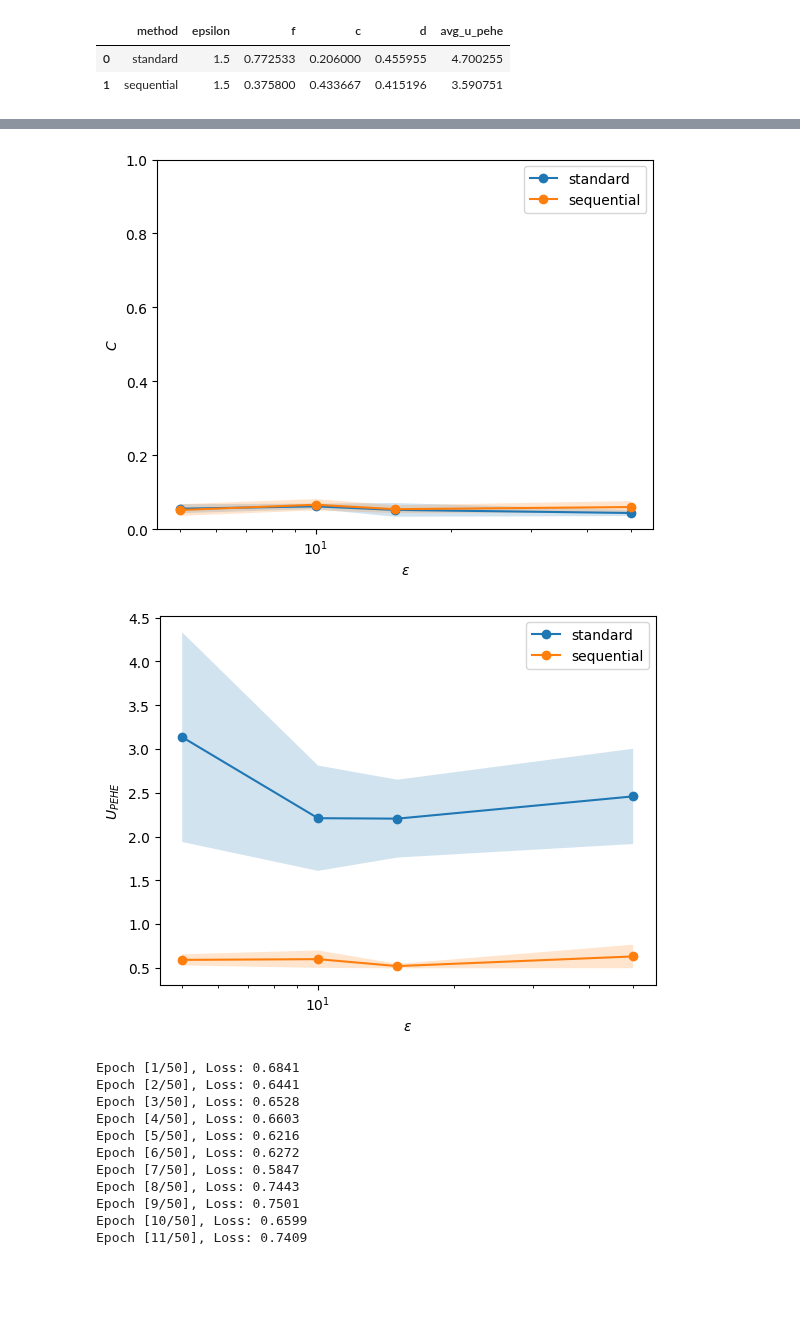
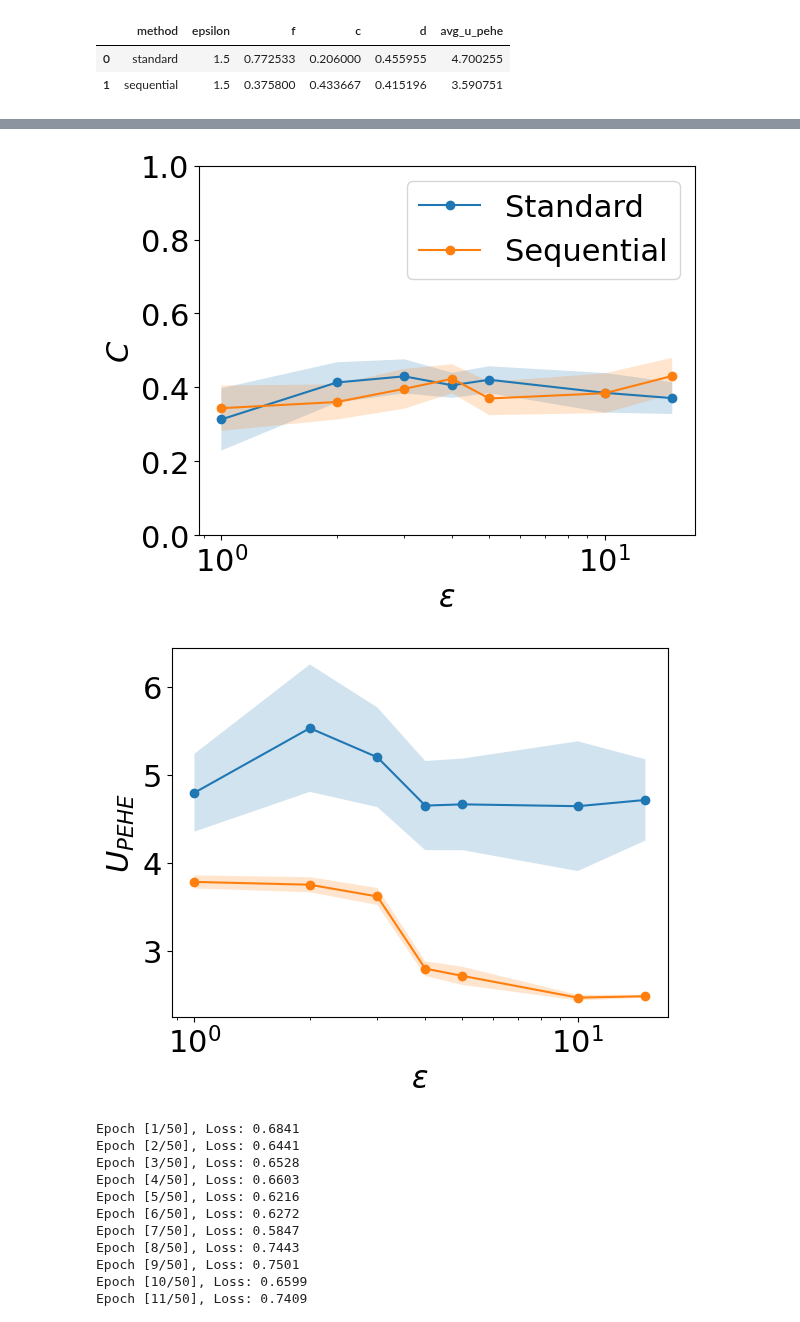
Before and after one commit to harrya32/causal_synthetic_data, a Jupyter notebook: Experiments/Experiments.ipynb, the cells around one changed output, grey strips where cells are left out. Drawn from its saved outputs; the diff is of its cells as text; code cells hidden in the pictures; blank space fills up the shorter version.

```diff
--- a/Experiments/Experiments.ipynb
+++ b/Experiments/Experiments.ipynb
@@ -1314,23 +1300,15 @@ results_prop.groupby('treated %').count()
 # %%
 x = [0.01,0.1,0.2,0.3,0.4,0.5,0.6,0.7,0.8,0.9,0.99]
 d = results_prop.groupby('treated %').mean()['d']
-beta = results_prop.groupby('treated %').mean()['beta']
-kl = results_prop.groupby('treated %').mean()['kl']
-d_std = results_prop.groupby('treated %').std()['d'] / np.sqrt(10) * 1.96
-beta_std = results_prop.groupby('treated %').std()['beta']/ np.sqrt(10) * 1.96
-kl_std = results_prop.groupby('treated %').std()['kl']/ np.sqrt(10) * 1.96
+d_std = results_prop.groupby('treated %').std()['d'] / np.sqrt(5) * 1.96
 
+plt.rcParams.update({'font.size': 22})
 plt.plot(x, d, 'o-', label = 'd')
-#plt.plot(x, beta, label = 'beta')
-#plt.plot(x, kl, label = 'kl')
-
 plt.fill_between(x, d - d_std, d + d_std, alpha=0.2)
-#plt.fill_between(x, beta - beta_std, beta + beta_std, alpha=0.2)
-#plt.fill_between(x, kl - kl_std, kl + kl_std, alpha=0.2)
-#plt.legend()
 plt.ylim([0,1])
 plt.axvline(x=0.5, color='gray', linestyle='--', alpha=0.5)
 plt.ylabel('$D$')
 plt.xlabel('$\pi_{synth}$')
-plt.savefig('plots/propensity_metric_plot.png')
+
+#plt.savefig('plots/propensity_metric_plot.png')
 # %% [output]
@@ -1834,8 +1815,8 @@ test
 | 0 | standard | 1.5 | 0.772533 | 0.206000 | 0.455955 | 4.700255 |
 | 1 | sequential | 1.5 | 0.375800 | 0.433667 | 0.415196 | 3.590751 |
 # %%
-#results_comb = pd.read_csv('simulated_privacy_dpgan_combined.csv')
-results_comb = pd.read_csv('jobs_privacy_dpgan_normalized.csv')
+results_comb = pd.read_csv('simulated_privacy_dpgan_combined.csv')
+#results_comb = pd.read_csv('jobs_privacy_dpgan_normalized.csv')
 # %%
 test = pd.read_csv('jobs_privacy_dpgan_normalized_100.csv')
 # %%
@@ -1860,7 +1844,7 @@ results_standard = results_comb[results_comb['method']=='standard']
 # %%
 results_seq = results_comb[results_comb['method']=='sequential']
 # %%
-x = [5,10,15,50]
+x = [1,2,3,4,5,10,15]
 d_stand = results_standard.groupby('epsilon').mean()['d']
 d_seq = results_seq.groupby('epsilon').mean()['d']
 f_stand = results_standard.groupby('epsilon').mean()['f']
@@ -1908,6 +1892,6 @@ plt.xscale('log')
 # %%
-plt.plot(x, c_stand, 'o-', label = 'standard')
-plt.plot(x, c_seq, 'o-', label = 'sequential')
+plt.plot(x, c_stand, 'o-', label = 'Standard')
+plt.plot(x, c_seq, 'o-', label = 'Sequential')
 plt.fill_between(x, c_stand - c_stand_std, c_stand + c_stand_std, alpha=0.2)
 plt.fill_between(x, c_seq - c_seq_std, c_seq + c_seq_std, alpha=0.2)
 plt.legend()
@@ -1915,21 +1899,21 @@ plt.ylim([0,1])
 plt.ylabel('$C$')
 plt.xlabel('$\epsilon$')
 plt.xscale('log')
-#plt.savefig('plots/C_with_epsilon.png')
+plt.savefig('plots/C_with_epsilon.png')
 # %% [output]
-[figure, old version]
+[figure, new version]
 # %%
-plt.plot(x, u_stand, 'o-', label = 'standard')
-plt.plot(x, u_seq, 'o-', label = 'sequential')
+plt.plot(x, u_stand, 'o-', label = 'Standard')
+plt.plot(x, u_seq, 'o-', label = 'Sequential')
 plt.fill_between(x, u_stand - u_stand_std, u_stand + u_stand_std, alpha=0.2)
 plt.fill_between(x, u_seq - u_seq_std, u_seq + u_seq_std, alpha=0.2)
-plt.legend()
+#plt.legend()
 plt.ylabel('$U_{PEHE}$')
 plt.xlabel('$\epsilon$')
 plt.xscale('log')
-#plt.savefig('plots/U_with_epsilon.png')
+plt.savefig('plots/U_with_epsilon.png')
 # %% [output]
-[figure, old version]
+[figure, new version]
 # %%
 X_train, X_test, w_train, w_test = train_test_split(X, w, test_size=0.2)
 # %%
```
Also changed, not shown: parts of 47 cells of this notebook, 30 other files.
